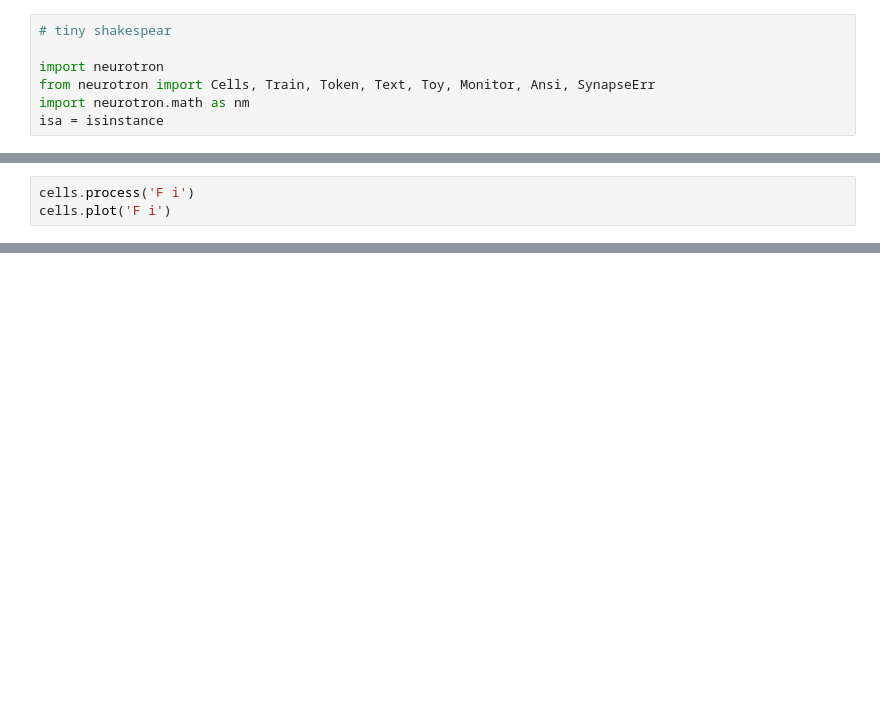
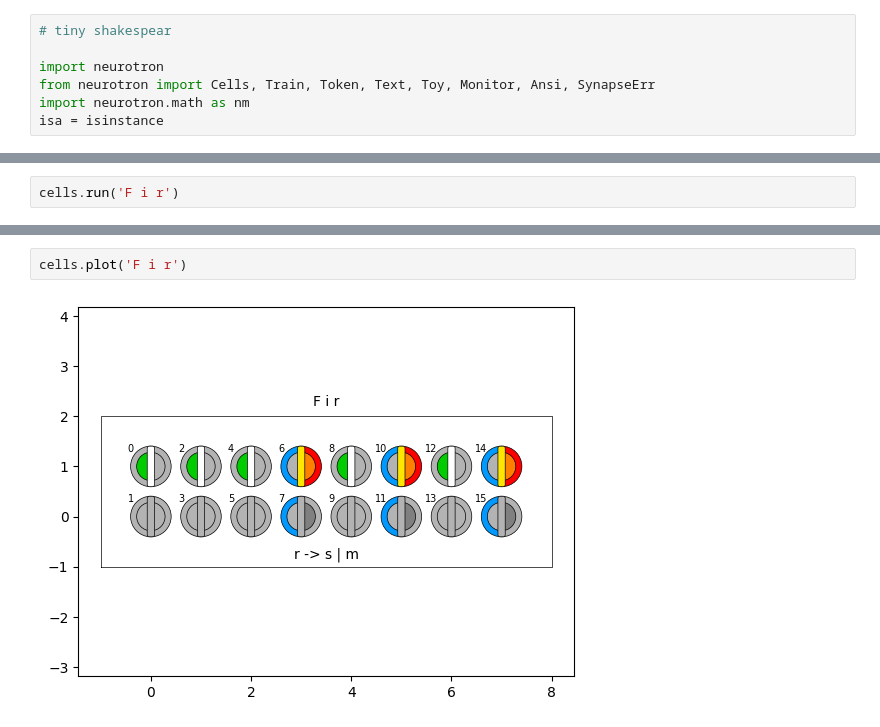
Before and after one commit to ihux/neurotron-develop, a Jupyter notebook: jupyter/neurotron/shakespear.ipynb, the cells around one changed output, grey strips where cells are left out. Cells and saved outputs as stored; diff of their text form; blank space fills up the shorter version.

```diff
--- a/jupyter/neurotron/shakespear.ipynb
+++ b/jupyter/neurotron/shakespear.ipynb
@@ -139,6 +138,5 @@ train('F i r m',2,verbose=1,plot=False)
     66.7%: <F i r> -> <F i r m> [6, 10, 14] [2, 4, 12]
 '<F i r m>'
 # %%
-cells.process('F i')
-cells.plot('F i')
+cells.run('F i r')
 # %% [output]
@@ -147,0 +144,4 @@ cells.plot('F i')
+# %%
+cells.plot('F i r')
+# %% [output]
+[figure, added]
```
Also changed, not shown: parts of 15 cells of this notebook, 3 other files.
